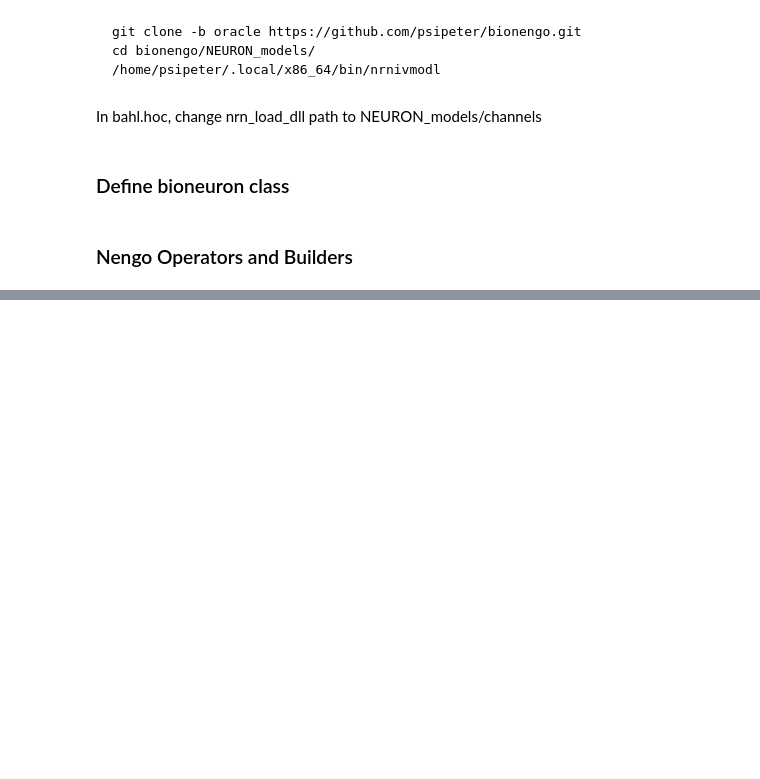
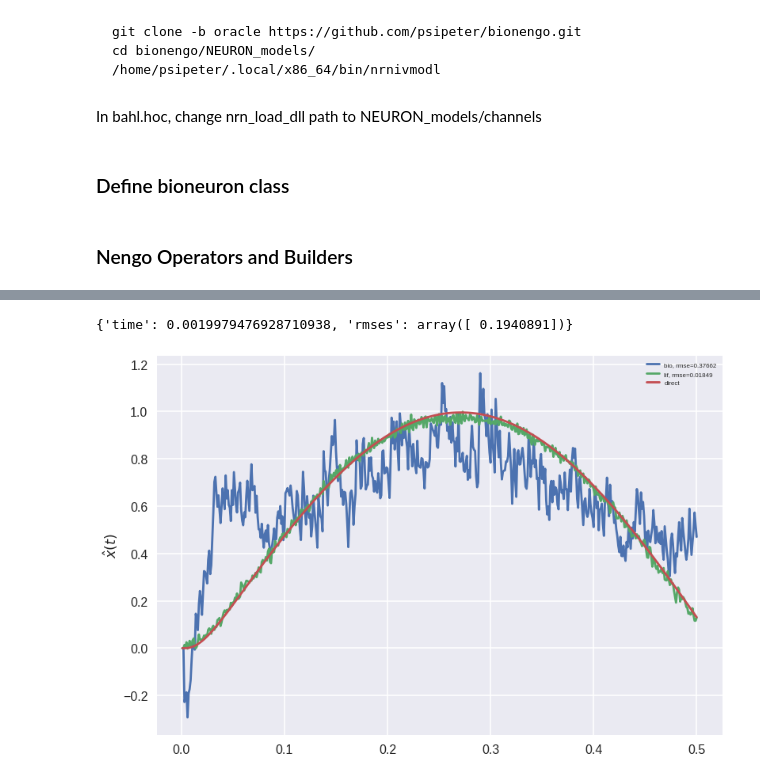
Before and after one commit to MrBananaHuman/bionengo, a Jupyter notebook: bioneuron_oracle.ipynb, the cells around one changed output, grey strips where cells are left out. Drawn from its saved outputs; the diff is of its cells as text; code cells hidden in the pictures; blank space fills up the shorter version.

```diff
--- a/bioneuron_oracle.ipynb
+++ b/bioneuron_oracle.ipynb
@@ -279,0 +333,24 @@ NameError: name 'P' is not defined
+# %%
+figure2,ax3=plt.subplots(1,1,sharex=True)
+lpf = nengo.Lowpass(tau)
+solver = nengo.solvers.LstsqL2(reg=0.01)
+decoders_bio, info = solver(
+                        lpf.filt(sim.data[probe_bio_spikes], dt=dt),
+                        lpf.filt(sim.data[probe_pre], dt=dt)) #one filter on target
+                        # lpf.filt(lpf.filt(sim.data[probe_pre], dt=P['dt_nengo']), dt=P['dt_nengo'])) @two filters on target
+# np.savez(P['directory']+'ens_bio/decoders_ens_bio_to_probe.npz',decoders_bio=decoders_bio)
+# decoders_bio=np.load(P['directory']+'ens_bio/decoders_ens_bio_to_probe.npz')['decoders_bio']
+xhat_bio=np.sum(lpf.filt(sim.data[probe_bio_spikes], dt=dt)*decoders_bio.ravel(),axis=1)
+print info
+
+rmse_bio=np.sqrt(np.average((sim.data[probe_direct]-xhat_bio)**2))
+rmse_lif=np.sqrt(np.average((sim.data[probe_direct]-sim.data[probe_lif])**2))
+ax3.plot(sim.trange(),xhat_bio,label='bio, rmse=%.5f'%rmse_bio)
+ax3.plot(sim.trange(),sim.data[probe_lif],label='lif, rmse=%.5f'%rmse_lif)
+ax3.plot(sim.trange(),sim.data[probe_direct],label='direct')
+ax3.set(ylabel='$\hat{x}(t)$')#,ylim=((ymin,ymax)))
+legend3=ax3.legend(prop={'size':8})
+plt.show()
+# %% [output]
+{'time': 0.0019979476928710938, 'rmses': array([ 0.1940891])}
+[figure, added]
```
Also changed, not shown: parts of 17 cells of this notebook.
